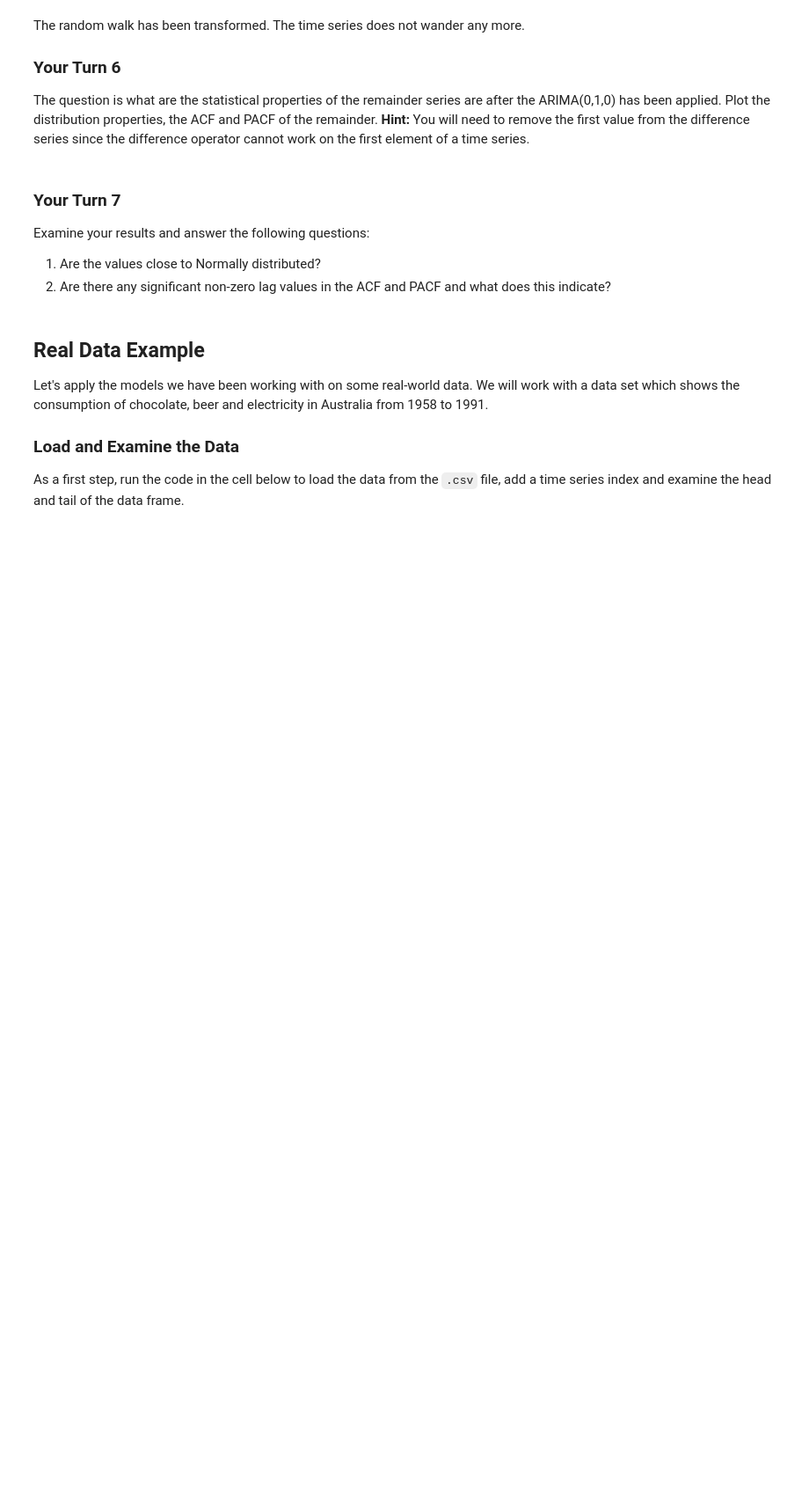
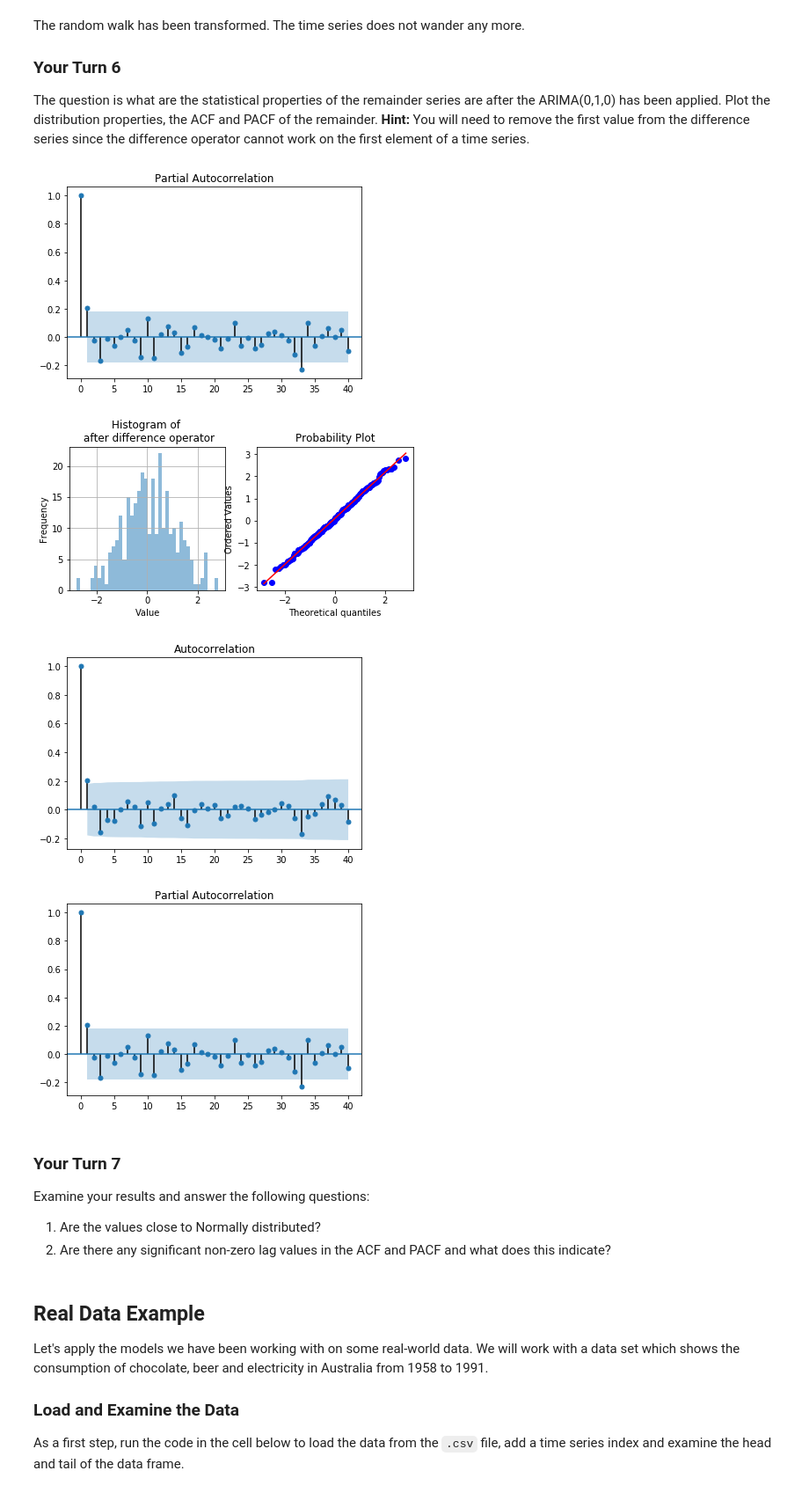
Before and after one commit to mutecypher/Datasci410, a Jupyter notebook: L08-IntroToTimeSeries.ipynb, the cells around one changed output. Shown at 88% size. Drawn from its saved outputs; the diff is of its cells as text; code cells hidden in the pictures; blank space fills up the shorter version.

```diff
--- a/L08-IntroToTimeSeries.ipynb
+++ b/L08-IntroToTimeSeries.ipynb
@@ -697,8 +721,13 @@ The question is what are the statistical properties of the remainder series are
 # %%
 ## Replace the ??? with the correct parameter
 dist_ts(walk_diff[1:], lab = '\n after difference operator')
-splt.plot_acf(???, lags = 40)
-splt.plot_pacf(???, lags = 40)
+splt.plot_acf(ts_series_arma11, lags = 40)
+splt.plot_pacf(ts_series_arma11, lags = 40)
+# %% [output]
+[figure, added]
+[figure, added]
+[figure, added]
+[figure, added]
 # %% [markdown]
 ### Your Turn 7
 Examine your results and answer the following questions:
```
Also changed, not shown: parts of 6 cells of this notebook, 2 other files.
